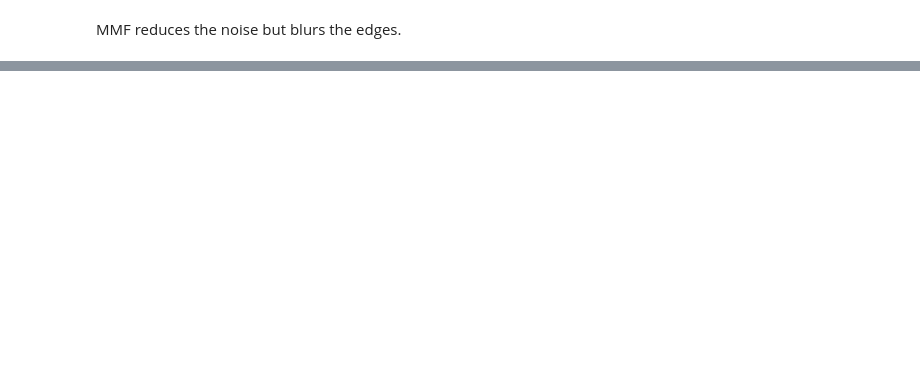
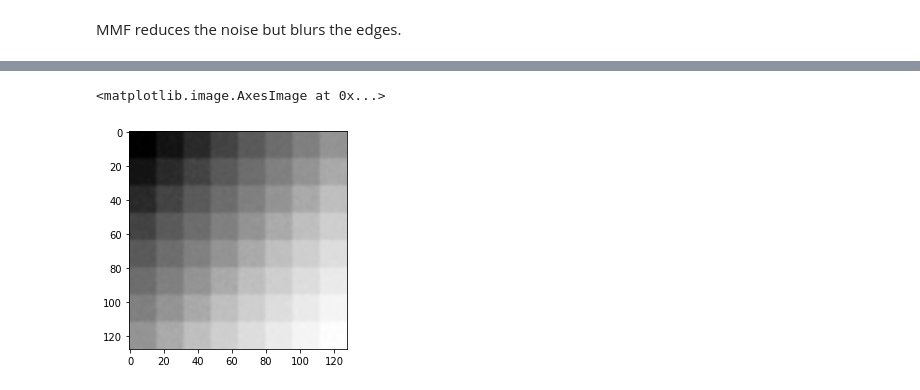
Before and after one commit to w-shimaya/image-processing-lec, a Jupyter notebook: filters.ipynb, the cells around one changed output, grey strips where cells are left out. Cells and saved outputs as stored; diff of their text form; code cells hidden in the pictures; blank space fills up the shorter version.

```diff
--- a/filters.ipynb
+++ b/filters.ipynb
@@ -117,0 +135,28 @@ MMF reduces the noise but blurs the edges.
+# %%
+def create_gaussian_kernel(size):
+    assert size % 2 == 1
+    sdiv2 = size // 2
+
+    # standard deviation
+    sd = size / 4.
+
+    # create gaussian kernel
+    kernel = np.empty((size, size))
+    i_mesh = np.arange(-sdiv2, sdiv2 + 1).reshape((1, -1))
+    i_mseh = np.repeat(i_mesh, size, axis=0).astype(np.float64)
+    j_mesh = np.arange(-sdiv2, sdiv2 + 1).reshape((-1, 1))
+    j_mesh = np.repeat(j_mesh, size, axis=1).astype(np.float64)
+    # compute kernel
+    kernel = np.exp(-0.5 * np.square(i_mesh / sd)) * np.exp(-0.5 * np.square(j_mesh / sd)) * 0.5 / (np.pi * sd * sd)
+    # normalize
+    kernel = kernel / np.sum(kernel)
+
+    return kernel
+# %%
+# apply Gaussian filter
+gaussian_kernel = create_gaussian_kernel(3)
+filtered = conv2d(grid_gaussian, gaussian_kernel)
+plt.imshow(filtered, cmap="Greys_r")
+# %% [output]
+<matplotlib.image.AxesImage at 0x...>
+[figure, added]
```
Also changed, not shown: parts of 25 cells of this notebook, 2 other files.
